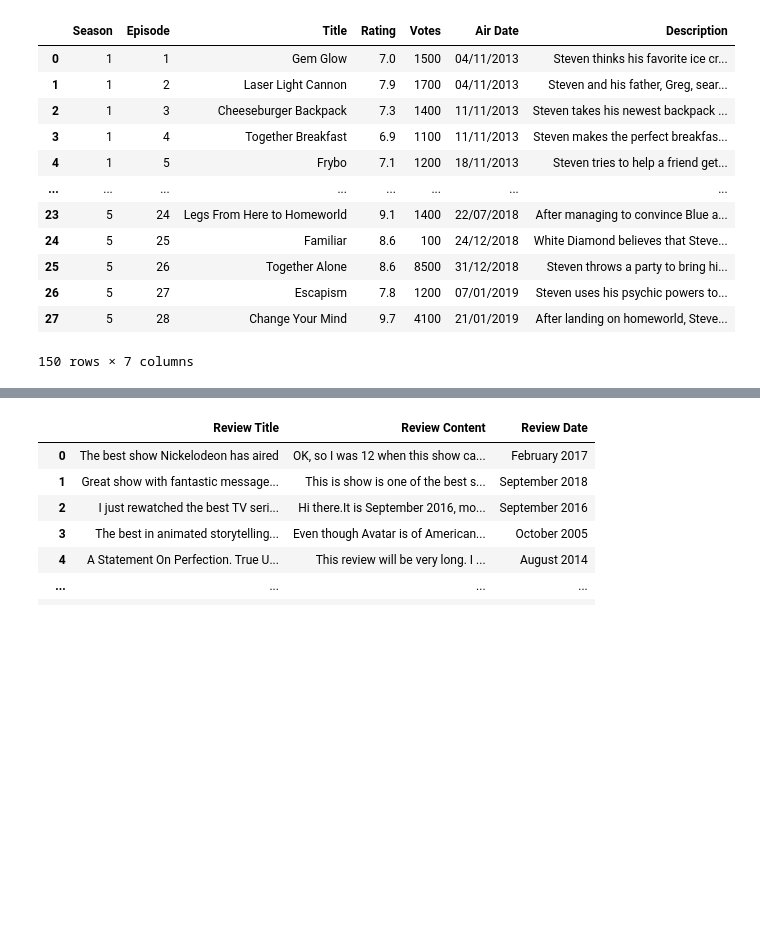
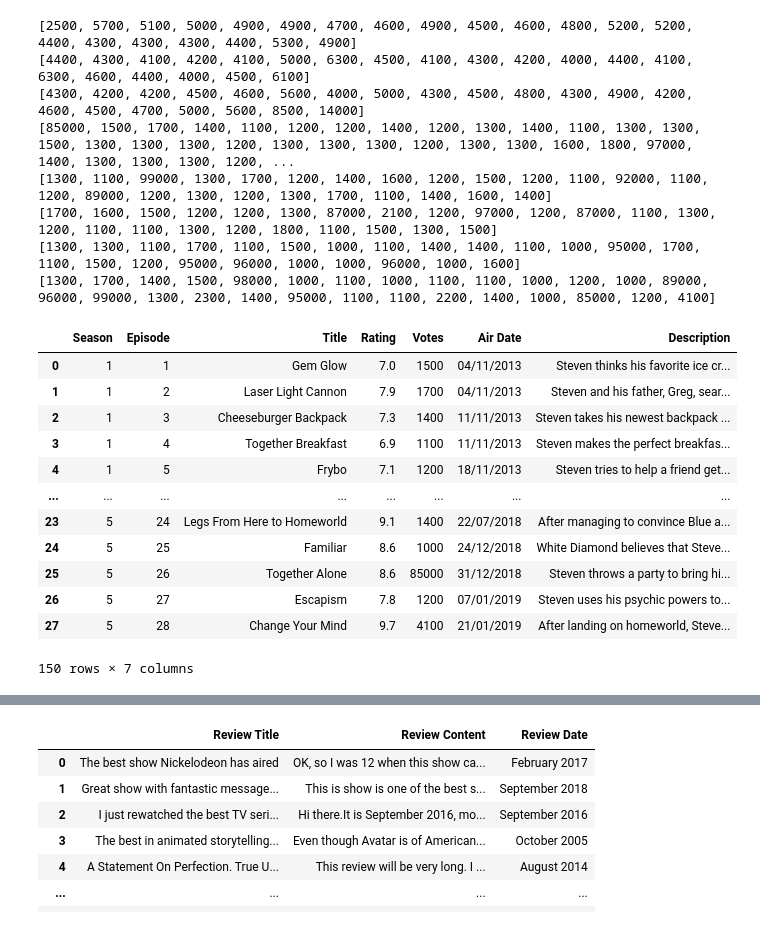
Before and after one commit to miguelgaspar24/IMDB_ratings, a Jupyter notebook: imdb_ratings.ipynb, the cells around one changed output, grey strips where cells are left out. Drawn from its saved outputs; the diff is of its cells as text; code cells hidden in the pictures; blank space fills up the shorter version.

Commit message:
Actually correct the vote number representation.

```diff
--- a/imdb_ratings.ipynb
+++ b/imdb_ratings.ipynb
@@ -6,12 +6,13 @@ import pandas as pd
 import requests
 # %%
 # Set target URL
-url_list = ['https://www.imdb.com/title/tt0417299/', 'https://www.imdb.com/title/tt3061046/']
+base_url = 'https://www.imdb.com/title/'
+url_list = ['tt0417299', 'tt3061046']
 
 for url_index, url in enumerate(url_list):
 
     # Get main page HTML information
-    main_page = requests.get(url, headers={'User-Agent': 'Mozilla/5.0'})
+    main_page = requests.get(base_url + url, headers={'User-Agent': 'Mozilla/5.0'})
     main_soup = BeautifulSoup(main_page.content, 'html.parser')
 
     # Number of Episodes
@@ -22,7 +23,7 @@ for url_index, url in enumerate(url_list):
     n_seasons = int(seasons_html.text.split(' ')[0])
 
     # List each season's URL
-    seasons_urls = [url + 'episodes?season={}'.format(n+1) for n in range(n_seasons)]
+    seasons_urls = [base_url + url + '/episodes?season={}'.format(n+1) for n in range(n_seasons)]
 
     additional_data = {}
 
@@ -87,8 +88,8 @@ for url_index, url in enumerate(url_list):
     with pd.ExcelWriter('aux_data.xlsx', mode=writing_mode) as aux_writer:
         additional_df.to_excel(aux_writer, sheet_name=original_title.replace(':', ''), header=True, index=False)
 
-    start_url = url + 'reviews'
-    link = url + 'reviews/_ajax'
+    start_url = base_url + url + '/reviews'
+    link = base_url + url + '/reviews/_ajax'
 
     params = {
             'ref_': 'undefined',
@@ -157,7 +158,7 @@ for url_index, url in enumerate(url_list):
             episodes_rating = [round(float(block.text[:3]), 1) for block in episode_rating_html]
 
             # Episode Votes
-            episodes_votes = [int(block.text.split('(')[1][:-2].replace('.', '') + '00') if '.' in block.text \
+            episodes_votes = [int(block.text.split('(')[1][:-2].replace('.', '') + '00') if '.' in block.text.split('(')[1] \
                               else int(block.text.split('(')[1][:-2] + '000') for block in episode_rating_html]
 
             # Episode Air Date
@@ -180,38 +181,46 @@ for url_index, url in enumerate(url_list):
 
             # Save data
             data = {'Season': season_num,
                     'Episode': episodes_number,
                     'Title': episodes_title,
                     'Rating': episodes_rating,
                     'Votes': episodes_votes,
                     'Air Date': episodes_airdate_date,
                     'Description': episodes_description
                     }
 
             season_df = pd.DataFrame.from_dict(data)
 
             full_dataset_df = pd.concat([full_dataset_df, season_df])
 
     # Export data to Excel spreadsheet
     #full_dataset_df.to_excel(excel_writer='main_data.xlsx', sheet_name=original_title.replace(':', ''), header=True, index=False)
     with pd.ExcelWriter('main_data.xlsx', mode=writing_mode) as main_writer:
         full_dataset_df.to_excel(main_writer, sheet_name=original_title.replace(':', ''), header=True, index=False)
 
 full_dataset_df
 # %% [output]
+[2500, 5700, 5100, 5000, 4900, 4900, 4700, 4600, 4900, 4500, 4600, 4800, 5200, 5200, 4400, 4300, 4300, 4300, 4400, 5300, 4900]
+[4400, 4300, 4100, 4200, 4100, 5000, 6300, 4500, 4100, 4300, 4200, 4000, 4400, 4100, 6300, 4600, 4400, 4000, 4500, 6100]
+[4300, 4200, 4200, 4500, 4600, 5600, 4000, 5000, 4300, 4500, 4800, 4300, 4900, 4200, 4600, 4500, 4700, 5000, 5600, 8500, 14000]
+[85000, 1500, 1700, 1400, 1100, 1200, 1200, 1400, 1200, 1300, 1400, 1100, 1300, 1300, 1500, 1300, 1300, 1300, 1200, 1300, 1300, 1300, 1200, 1300, 1300, 1600, 1800, 97000, 1400, 1300, 1300, 1300, 1200, ...
+[1300, 1100, 99000, 1300, 1700, 1200, 1400, 1600, 1200, 1500, 1200, 1100, 92000, 1100, 1200, 89000, 1200, 1300, 1200, 1300, 1700, 1100, 1400, 1600, 1400]
+[1700, 1600, 1500, 1200, 1200, 1300, 87000, 2100, 1200, 97000, 1200, 87000, 1100, 1300, 1200, 1100, 1100, 1300, 1200, 1800, 1100, 1500, 1300, 1500]
+[1300, 1300, 1100, 1700, 1100, 1500, 1000, 1100, 1400, 1400, 1100, 1000, 95000, 1700, 1100, 1500, 1200, 95000, 96000, 1000, 1000, 96000, 1000, 1600]
+[1300, 1700, 1400, 1500, 98000, 1000, 1100, 1000, 1100, 1100, 1000, 1200, 1000, 89000, 96000, 99000, 1300, 2300, 1400, 95000, 1100, 1100, 2200, 1400, 1000, 85000, 1200, 4100]
 |  | Season | Episode | Title | Rating | Votes | Air Date | Description |
 | 0 | 1 | 1 | Gem Glow | 7.0 | 1500 | 04/11/2013 | Steven thinks his favorite ice cr... |
 | 1 | 1 | 2 | Laser Light Cannon | 7.9 | 1700 | 04/11/2013 | Steven and his father, Greg, sear... |
 | 2 | 1 | 3 | Cheeseburger Backpack | 7.3 | 1400 | 11/11/2013 | Steven takes his newest backpack ... |
 | 3 | 1 | 4 | Together Breakfast | 6.9 | 1100 | 11/11/2013 | Steven makes the perfect breakfas... |
 | 4 | 1 | 5 | Frybo | 7.1 | 1200 | 18/11/2013 | Steven tries to help a friend get... |
 | ... | ... | ... | ... | ... | ... | ... | ... |
 | 23 | 5 | 24 | Legs From Here to Homeworld | 9.1 | 1400 | 22/07/2018 | After managing to convince Blue a... |
-| 24 | 5 | 25 | Familiar | 8.6 | 100 | 24/12/2018 | White Diamond believes that Steve... |
-| 25 | 5 | 26 | Together Alone | 8.6 | 8500 | 31/12/2018 | Steven throws a party to bring hi... |
+| 24 | 5 | 25 | Familiar | 8.6 | 1000 | 24/12/2018 | White Diamond believes that Steve... |
+| 25 | 5 | 26 | Together Alone | 8.6 | 85000 | 31/12/2018 | Steven throws a party to bring hi... |
 | 26 | 5 | 27 | Escapism | 7.8 | 1200 | 07/01/2019 | Steven uses his psychic powers to... |
 | 27 | 5 | 28 | Change Your Mind | 9.7 | 4100 | 21/01/2019 | After landing on homeworld, Steve... |
-150 rows × 7 columns
+150 rows × 7 columns
 # %%
 # Set target URL
 url = 'https://www.imdb.com/title/tt0417299/'
```
